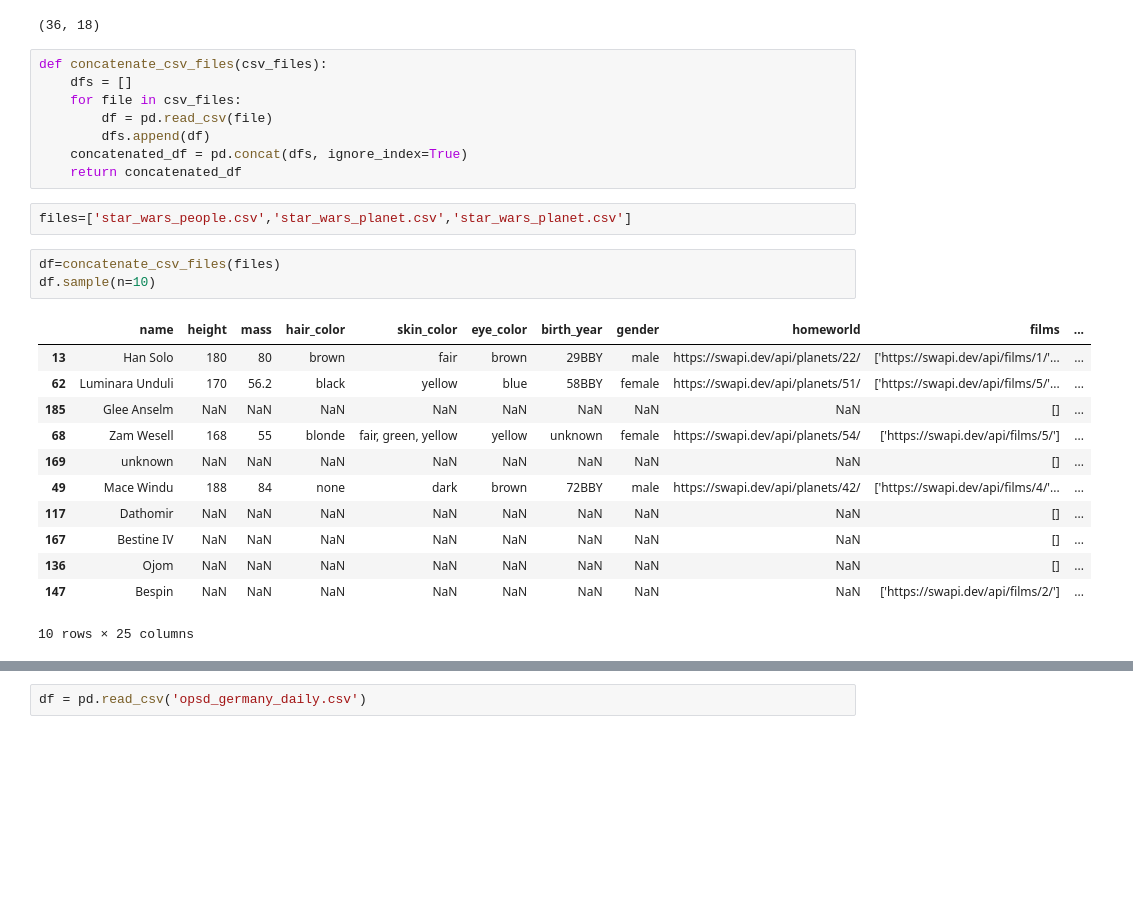
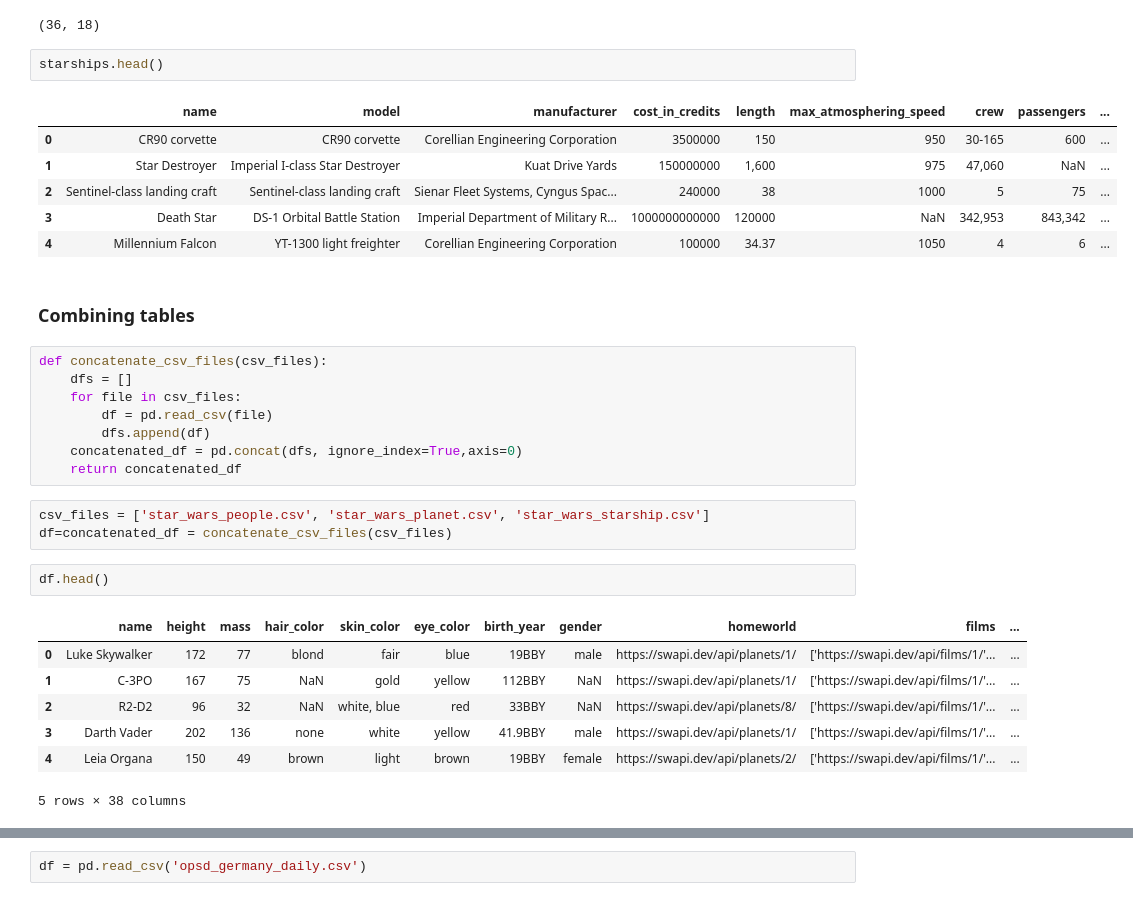
Before and after one commit to Chellyann-moreno/time-series-exercises, a Jupyter notebook: acquire_exercises.ipynb, the cells around one changed output, grey strips where cells are left out. Drawn from its saved outputs; the diff is of its cells as text; blank space fills up the shorter version.

```diff
--- a/acquire_exercises.ipynb
+++ b/acquire_exercises.ipynb
@@ -81,32 +83,38 @@ starships= pd.read_csv('star_wars_starship.csv')
 starships.shape
 # %% [output]
 (36, 18)
+# %%
+starships.head()
+# %% [output]
+|  | name | model | manufacturer | cost_in_credits | length | max_atmosphering_speed | crew | passengers | ... |
+| 0 | CR90 corvette | CR90 corvette | Corellian Engineering Corporation | 3500000 | 150 | 950 | 30-165 | 600 | ... |
+| 1 | Star Destroyer | Imperial I-class Star Destroyer | Kuat Drive Yards | 150000000 | 1,600 | 975 | 47,060 | NaN | ... |
+| 2 | Sentinel-class landing craft | Sentinel-class landing craft | Sienar Fleet Systems, Cyngus Spac... | 240000 | 38 | 1000 | 5 | 75 | ... |
+| 3 | Death Star | DS-1 Orbital Battle Station | Imperial Department of Military R... | 1000000000000 | 120000 | NaN | 342,953 | 843,342 | ... |
+| 4 | Millennium Falcon | YT-1300 light freighter | Corellian Engineering Corporation | 100000 | 34.37 | 1050 | 4 | 6 | ... |
+# %% [markdown]
+### Combining tables
 # %%
 def concatenate_csv_files(csv_files):
     dfs = []
     for file in csv_files:
         df = pd.read_csv(file)
         dfs.append(df)
-    concatenated_df = pd.concat(dfs, ignore_index=True)
+    concatenated_df = pd.concat(dfs, ignore_index=True,axis=0)
     return concatenated_df
-# %%
-files=['star_wars_people.csv','star_wars_planet.csv','star_wars_planet.csv']
-# %%
-df=concatenate_csv_files(files)
-df.sample(n=10)
-# %% [output]
-|  | name | height | mass | hair_color | skin_color | eye_color | birth_year | gender | homeworld | films | ... |
-| 13 | Han Solo | 180 | 80 | brown | fair | brown | 29BBY | male | https://swapi.dev/api/planets/22/ | ['https://swapi.dev/api/films/1/'... | ... |
-| 62 | Luminara Unduli | 170 | 56.2 | black | yellow | blue | 58BBY | female | https://swapi.dev/api/planets/51/ | ['https://swapi.dev/api/films/5/'... | ... |
-| 185 | Glee Anselm | NaN | NaN | NaN | NaN | NaN | NaN | NaN | NaN | [] | ... |
-| 68 | Zam Wesell | 168 | 55 | blonde | fair, green, yellow | yellow | unknown | female | https://swapi.dev/api/planets/54/ | ['https://swapi.dev/api/films/5/'] | ... |
-| 169 | unknown | NaN | NaN | NaN | NaN | NaN | NaN | NaN | NaN | [] | ... |
-| 49 | Mace Windu | 188 | 84 | none | dark | brown | 72BBY | male | https://swapi.dev/api/planets/42/ | ['https://swapi.dev/api/films/4/'... | ... |
-| 117 | Dathomir | NaN | NaN | NaN | NaN | NaN | NaN | NaN | NaN | [] | ... |
-| 167 | Bestine IV | NaN | NaN | NaN | NaN | NaN | NaN | NaN | NaN | [] | ... |
-| 136 | Ojom | NaN | NaN | NaN | NaN | NaN | NaN | NaN | NaN | [] | ... |
-| 147 | Bespin | NaN | NaN | NaN | NaN | NaN | NaN | NaN | NaN | ['https://swapi.dev/api/films/2/'] | ... |
-10 rows × 25 columns
+# %%
+csv_files = ['star_wars_people.csv', 'star_wars_planet.csv', 'star_wars_starship.csv']
+df=concatenated_df = concatenate_csv_files(csv_files)
+# %%
+df.head()
+# %% [output]
+|  | name | height | mass | hair_color | skin_color | eye_color | birth_year | gender | homeworld | films | ... |
+| 0 | Luke Skywalker | 172 | 77 | blond | fair | blue | 19BBY | male | https://swapi.dev/api/planets/1/ | ['https://swapi.dev/api/films/1/'... | ... |
+| 1 | C-3PO | 167 | 75 | NaN | gold | yellow | 112BBY | NaN | https://swapi.dev/api/planets/1/ | ['https://swapi.dev/api/films/1/'... | ... |
+| 2 | R2-D2 | 96 | 32 | NaN | white, blue | red | 33BBY | NaN | https://swapi.dev/api/planets/8/ | ['https://swapi.dev/api/films/1/'... | ... |
+| 3 | Darth Vader | 202 | 136 | none | white | yellow | 41.9BBY | male | https://swapi.dev/api/planets/1/ | ['https://swapi.dev/api/films/1/'... | ... |
+| 4 | Leia Organa | 150 | 49 | brown | light | brown | 19BBY | female | https://swapi.dev/api/planets/2/ | ['https://swapi.dev/api/films/1/'... | ... |
+5 rows × 38 columns
 # %%
 df.shape
 # %% [output]
```
Also changed, not shown: parts of 7 cells of this notebook, 1 other file.
